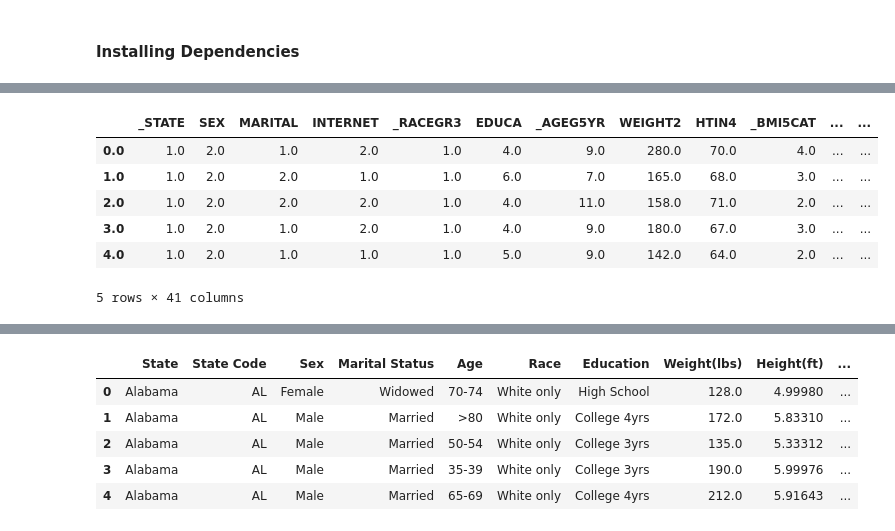
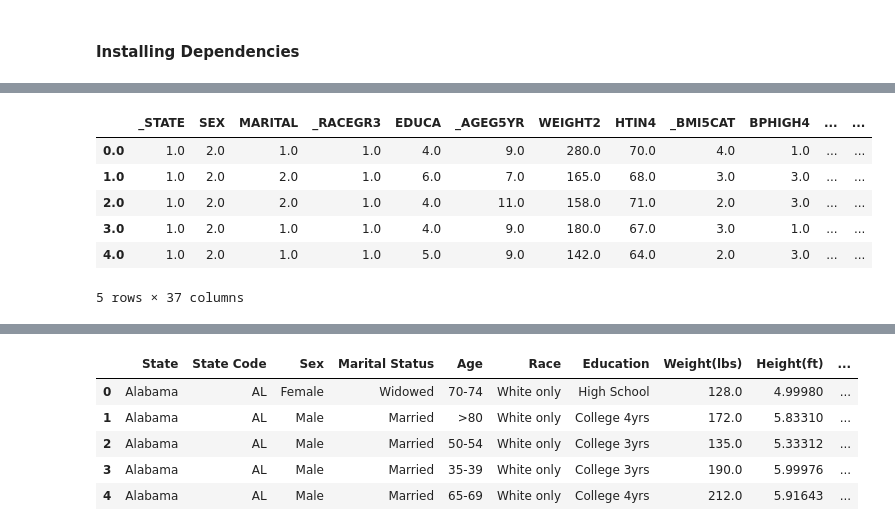
Before and after one commit to ic2019/groupb_project1, a Jupyter notebook: data_exploration_cleaning.ipynb, the cells around one changed output, grey strips where cells are left out. Saved outputs shown, nothing was run; the diff lists cells and outputs as text; code cells hidden in the pictures.

```diff
--- a/data_exploration_cleaning.ipynb
+++ b/data_exploration_cleaning.ipynb
@@ -207,32 +228,30 @@ memory usage: 80.8 MB
 # %%
 # Creating some new columns to store the text values
 behavioral_data["State"] = ""
 behavioral_data["State Code"] = ""
 behavioral_data["Sex"] = ""
 behavioral_data["Marital Status"] = ""
 behavioral_data["Education"] = ""
-behavioral_data["Internet"] = ""
 behavioral_data["Race"] = ""
 behavioral_data["Income"] = ""
 behavioral_data["Smoking"] = ""
 behavioral_data["Heart Disease"] = ""
-behavioral_data["Kidney Disease"] = ""
 behavioral_data["Blood Pressure"] = ""
 behavioral_data["Diabetes"] = ""
 behavioral_data["Cancer"] = ""
 behavioral_data["Cholestrol"] = ""
 behavioral_data["BMI"] = ""
 behavioral_data["Stroke"] = ""
 behavioral_data["Age"] = ""
 behavioral_data.head()
 # %% [output]
-|  | _STATE | SEX | MARITAL | INTERNET | _RACEGR3 | EDUCA | _AGEG5YR | WEIGHT2 | HTIN4 | _BMI5CAT | ... | ... |
-| 0.0 | 1.0 | 2.0 | 1.0 | 2.0 | 1.0 | 4.0 | 9.0 | 280.0 | 70.0 | 4.0 | ... | ... |
-| 1.0 | 1.0 | 2.0 | 2.0 | 1.0 | 1.0 | 6.0 | 7.0 | 165.0 | 68.0 | 3.0 | ... | ... |
-| 2.0 | 1.0 | 2.0 | 2.0 | 2.0 | 1.0 | 4.0 | 11.0 | 158.0 | 71.0 | 2.0 | ... | ... |
-| 3.0 | 1.0 | 2.0 | 1.0 | 2.0 | 1.0 | 4.0 | 9.0 | 180.0 | 67.0 | 3.0 | ... | ... |
-| 4.0 | 1.0 | 2.0 | 1.0 | 1.0 | 1.0 | 5.0 | 9.0 | 142.0 | 64.0 | 2.0 | ... | ... |
+|  | _STATE | SEX | MARITAL | _RACEGR3 | EDUCA | _AGEG5YR | WEIGHT2 | HTIN4 | _BMI5CAT | BPHIGH4 | ... | ... |
+| 0.0 | 1.0 | 2.0 | 1.0 | 1.0 | 4.0 | 9.0 | 280.0 | 70.0 | 4.0 | 1.0 | ... | ... |
+| 1.0 | 1.0 | 2.0 | 2.0 | 1.0 | 6.0 | 7.0 | 165.0 | 68.0 | 3.0 | 3.0 | ... | ... |
+| 2.0 | 1.0 | 2.0 | 2.0 | 1.0 | 4.0 | 11.0 | 158.0 | 71.0 | 2.0 | 3.0 | ... | ... |
+| 3.0 | 1.0 | 2.0 | 1.0 | 1.0 | 4.0 | 9.0 | 180.0 | 67.0 | 3.0 | 1.0 | ... | ... |
+| 4.0 | 1.0 | 2.0 | 1.0 | 1.0 | 5.0 | 9.0 | 142.0 | 64.0 | 2.0 | 3.0 | ... | ... |
-5 rows × 41 columns
+5 rows × 37 columns
 # %%
 %%time
 # Converting Numeric data to Text form
```
Also changed, not shown: parts of 24 cells of this notebook, 2 other files.
